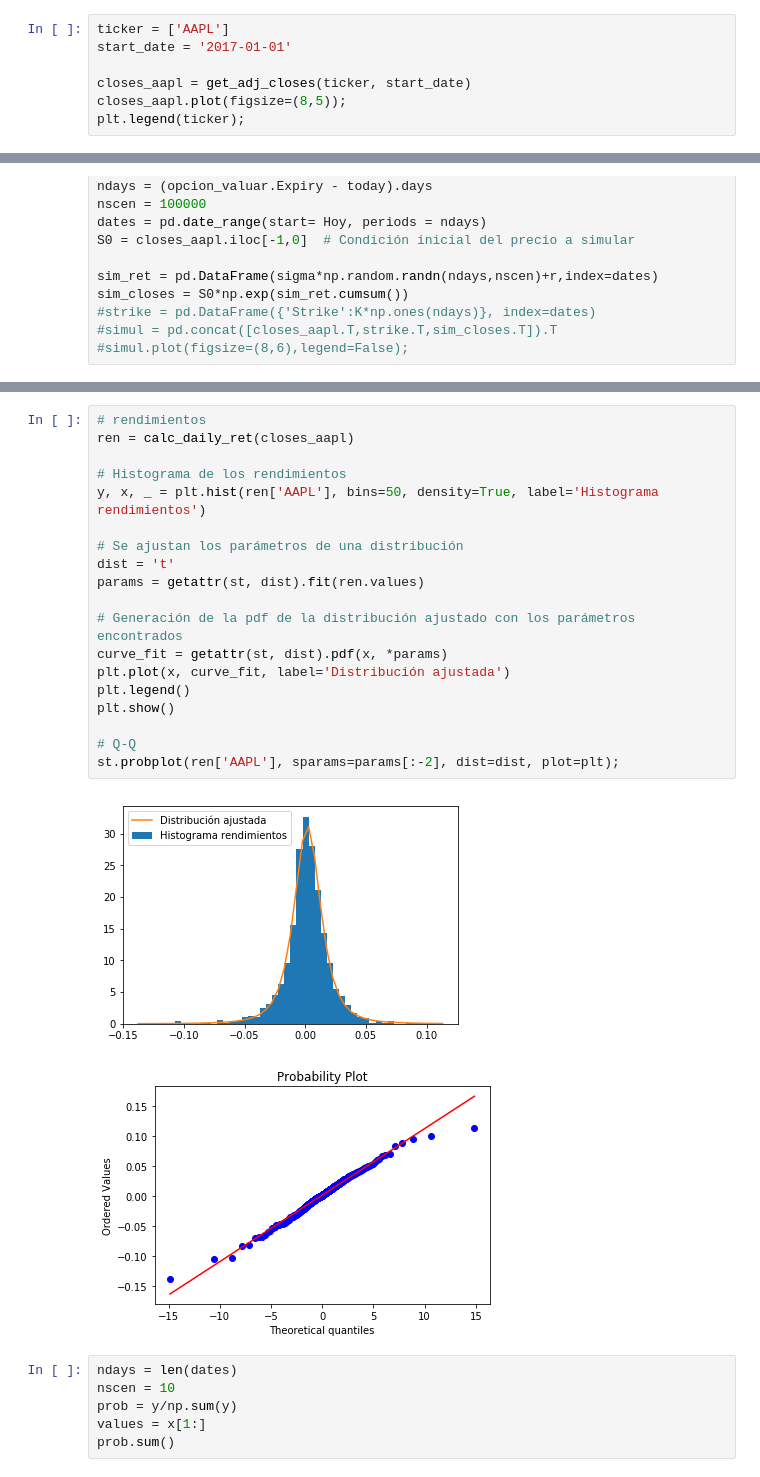
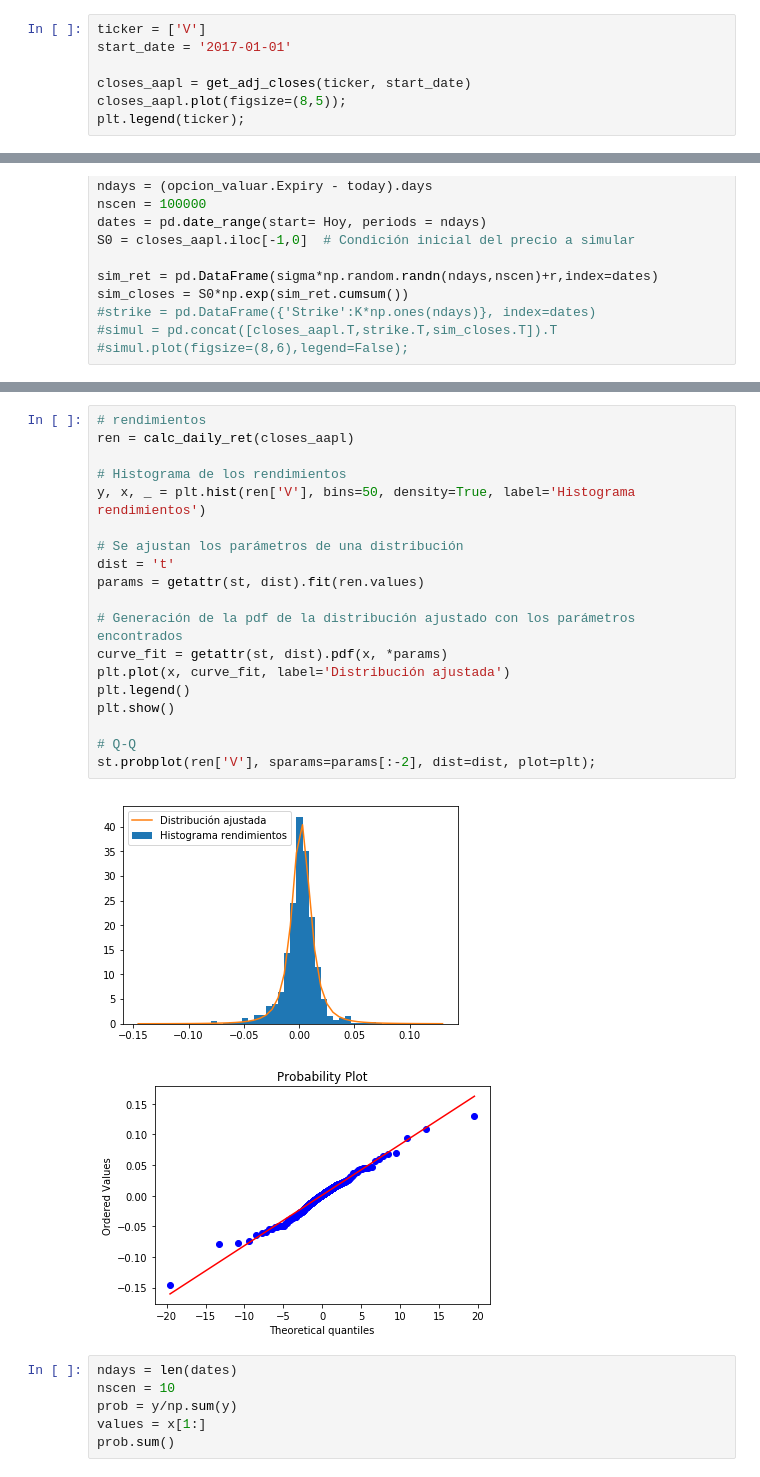
Before and after one commit to GerardoRVL97/TAREA_9_RUIZ_G_VAZQUEZ_C, a Jupyter notebook: TAREA_9_VAZQUEZ_C_RUIZ_G.ipynb, the cells around one changed output, grey strips where cells are left out. Drawn from its saved outputs; the diff is of its cells as text.

```diff
--- a/TAREA_9_VAZQUEZ_C_RUIZ_G.ipynb
+++ b/TAREA_9_VAZQUEZ_C_RUIZ_G.ipynb
@@ -120,7 +117,7 @@ def get_adj_closes(tickers, start_date=None, end_date=None):
     closes.sort_index(inplace=True)
     return closes
 # %%
-ticker = ['AAPL']
+ticker = ['V']
 start_date = '2017-01-01'
 
 closes_aapl = get_adj_closes(ticker, start_date)
@@ -491,25 +488,25 @@ plt.show()
 # %%
 # rendimientos
 ren = calc_daily_ret(closes_aapl)
 
 # Histograma de los rendimientos
-y, x, _ = plt.hist(ren['AAPL'], bins=50, density=True, label='Histograma rendimientos')
+y, x, _ = plt.hist(ren['V'], bins=50, density=True, label='Histograma rendimientos')
 
 # Se ajustan los parámetros de una distribución
 dist = 't'
 params = getattr(st, dist).fit(ren.values)
 
 # Generación de la pdf de la distribución ajustado con los parámetros encontrados
 curve_fit = getattr(st, dist).pdf(x, *params)
 plt.plot(x, curve_fit, label='Distribución ajustada')
 plt.legend()
 plt.show()
 
 # Q-Q
-st.probplot(ren['AAPL'], sparams=params[:-2], dist=dist, plot=plt);
+st.probplot(ren['V'], sparams=params[:-2], dist=dist, plot=plt);
 # %% [output]
-[figure, old version]
+[figure, new version]
-[figure, old version]
+[figure, new version]
 # %%
 ndays = len(dates)
 nscen = 10
```
Also changed, not shown: parts of 47 cells of this notebook.
